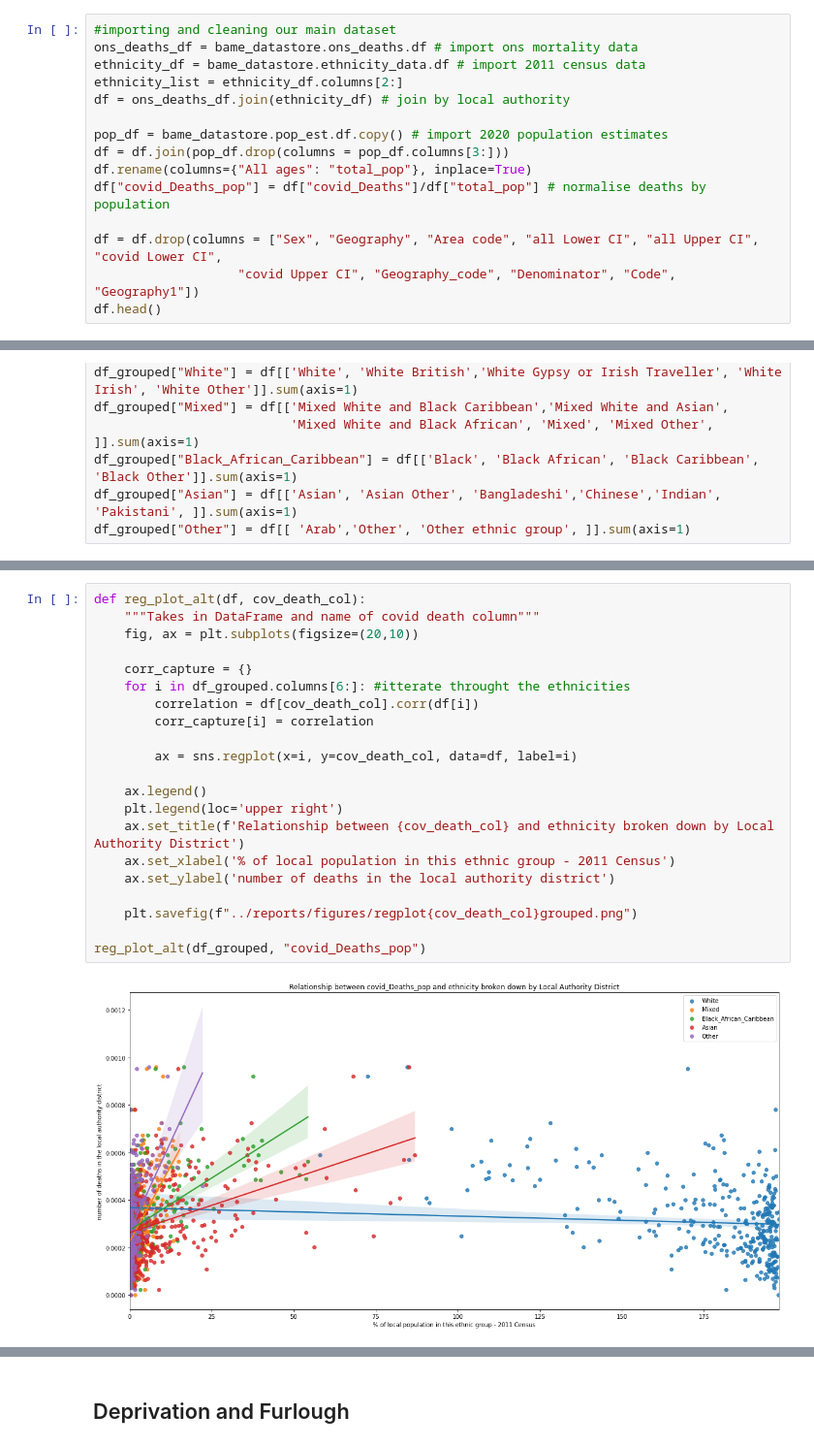
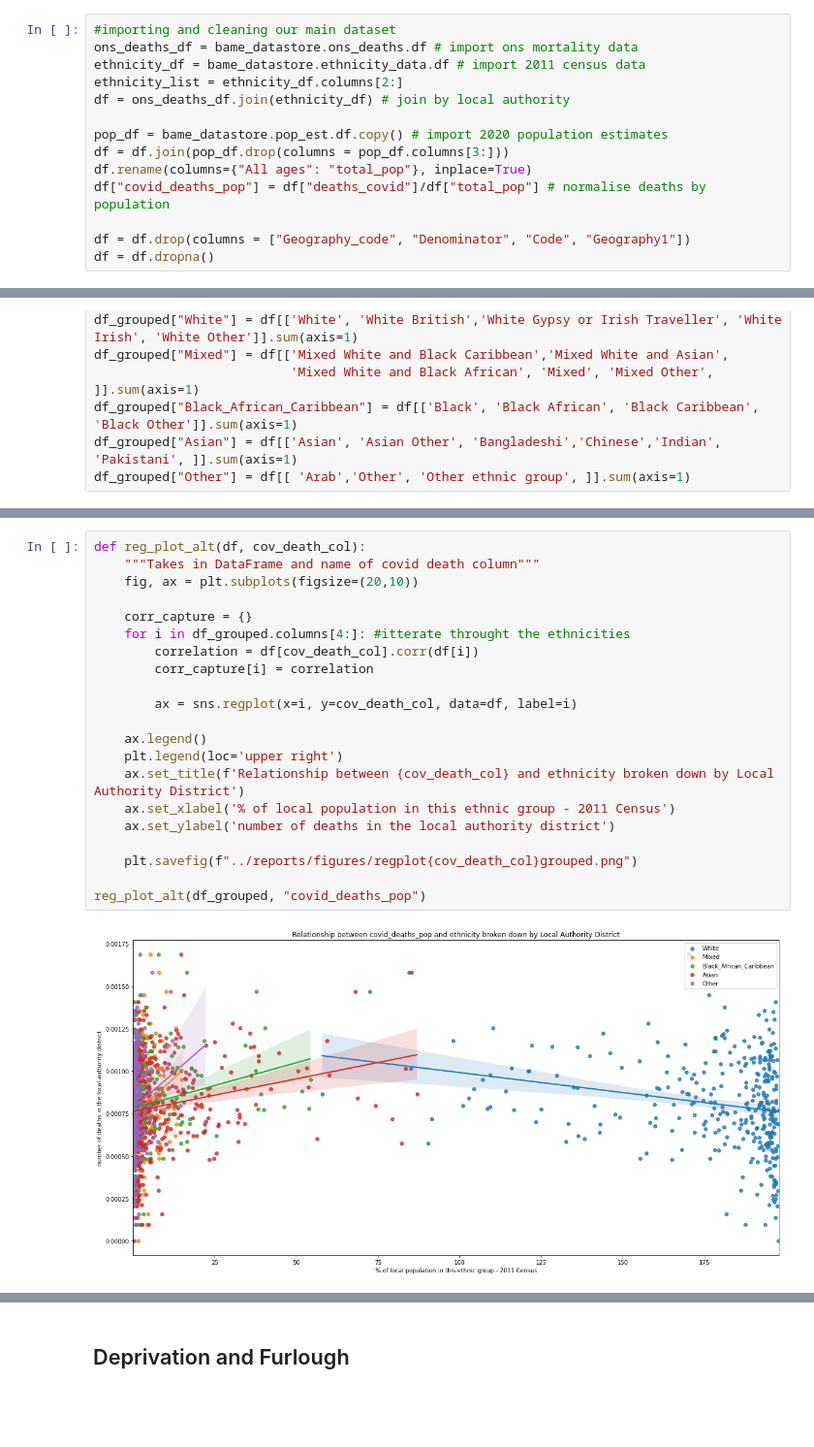
Before and after one commit to Quotennial/covid_bame, a Jupyter notebook: notebooks/ONS Deaths and Ethnicity.ipynb, the cells around one changed output, grey strips where cells are left out. Shown: that part at 97% size. Cells and saved outputs as stored; diff of their text form; blank space fills up the shorter version.

```diff
--- a/notebooks/ONS Deaths and Ethnicity.ipynb
+++ b/notebooks/ONS Deaths and Ethnicity.ipynb
@@ -47,8 +47,7 @@ df = ons_deaths_df.join(ethnicity_df) # join by local authority
 pop_df = bame_datastore.pop_est.df.copy() # import 2020 population estimates
 df = df.join(pop_df.drop(columns = pop_df.columns[3:]))
 df.rename(columns={"All ages": "total_pop"}, inplace=True)
-df["covid_Deaths_pop"] = df["covid_Deaths"]/df["total_pop"] # normalise deaths by population
+df["covid_deaths_pop"] = df["deaths_covid"]/df["total_pop"] # normalise deaths by population
 
-df = df.drop(columns = ["Sex", "Geography", "Area code", "all Lower CI", "all Upper CI", "covid Lower CI",
-                   "covid Upper CI", "Geography_code", "Denominator", "Code", "Geography1"])
-df.head()
+df = df.drop(columns = ["Geography_code", "Denominator", "Code", "Geography1"])
+df = df.dropna()
@@ -129,25 +134,25 @@ Index(['all_Deaths', 'all_Rate', 'covid_Deaths', 'covid_Rate', 'total_pop',
 # %%
 def reg_plot_alt(df, cov_death_col):
     """Takes in DataFrame and name of covid death column"""
     fig, ax = plt.subplots(figsize=(20,10))
 
     corr_capture = {}
-    for i in df_grouped.columns[6:]: #itterate throught the ethnicities
+    for i in df_grouped.columns[4:]: #itterate throught the ethnicities
         correlation = df[cov_death_col].corr(df[i])
         corr_capture[i] = correlation
 
         ax = sns.regplot(x=i, y=cov_death_col, data=df, label=i)
 
     ax.legend()
     plt.legend(loc='upper right')
     ax.set_title(f'Relationship between {cov_death_col} and ethnicity broken down by Local Authority District')
     ax.set_xlabel('% of local population in this ethnic group - 2011 Census')
     ax.set_ylabel('number of deaths in the local authority district')
 
     plt.savefig(f"../reports/figures/regplot{cov_death_col}grouped.png")
 
-reg_plot_alt(df_grouped, "covid_Deaths_pop")
+reg_plot_alt(df_grouped, "covid_deaths_pop")
 # %% [output]
-[figure, old version]
+[figure, new version]
 # %%
 #correlation matrix of relevant variables
```
Also changed, not shown: parts of 14 cells of this notebook, 20 other files.
